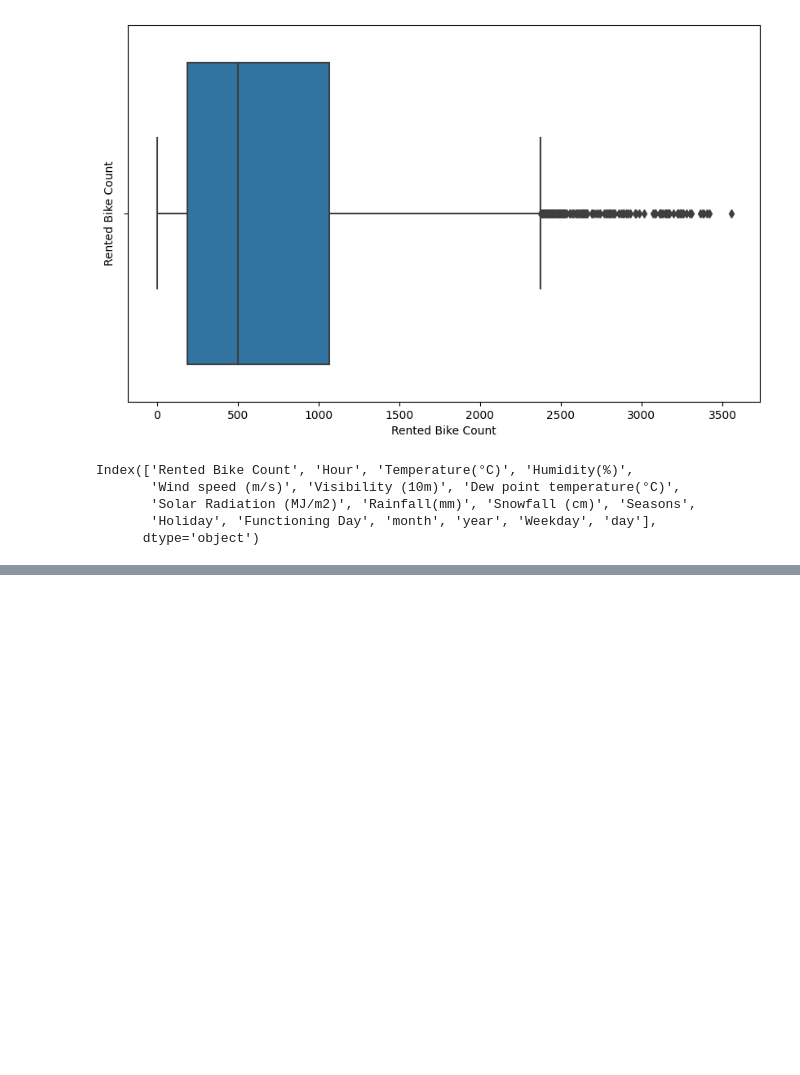
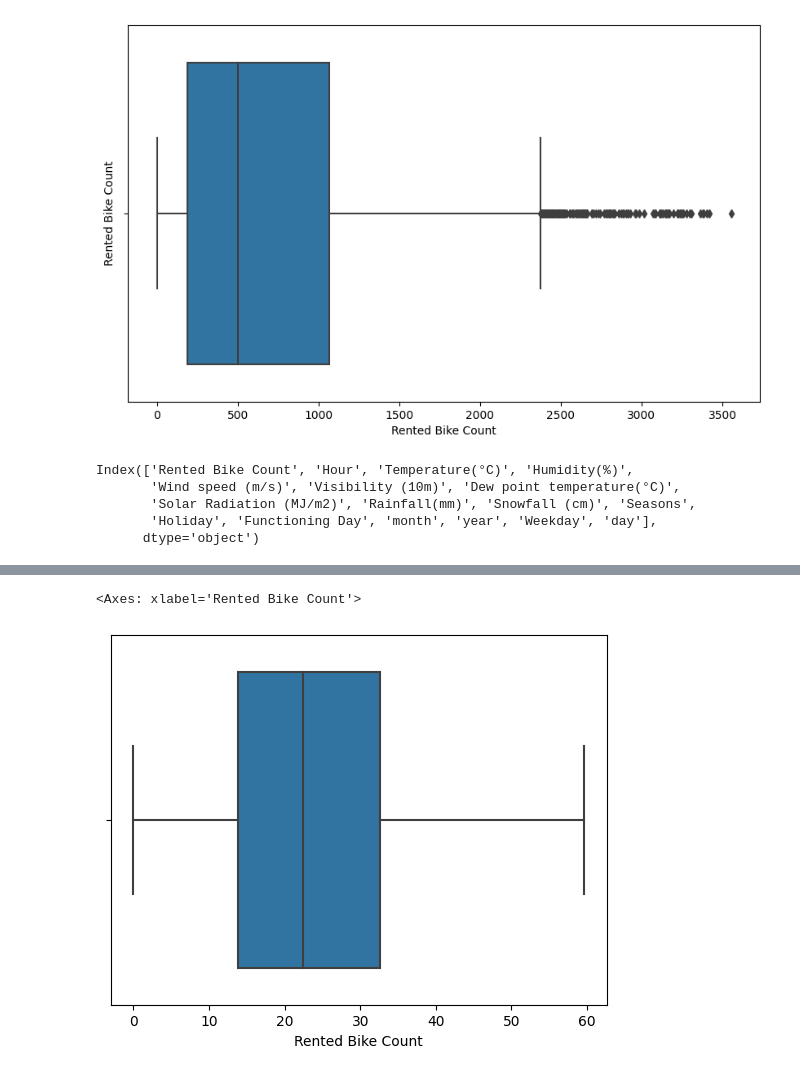
Before and after one commit to rajkumarshedage/Bike-Sharing-Demand-Prediction, a Jupyter notebook: Bike_Sharing_Demand_Prediction.ipynb, the cells around one changed output, grey strips where cells are left out. Cells and saved outputs as stored; diff of their text form; code cells hidden in the pictures; blank space fills up the shorter version.

```diff
--- a/Bike_Sharing_Demand_Prediction.ipynb
+++ b/Bike_Sharing_Demand_Prediction.ipynb
@@ -905,0 +945,7 @@ Index(['Rented Bike Count', 'Hour', 'Temperature(°C)', 'Humidity(%)',
+# %%
+## After applying sqrt on Rented Bike Count check wheater we still have outliers
+
+sns.boxplot(x=np.sqrt(df['Rented Bike Count']))
+# %% [output]
+<Axes: xlabel='Rented Bike Count'>
+[figure, added]
```
Also changed, not shown: parts of 24 cells of this notebook.
